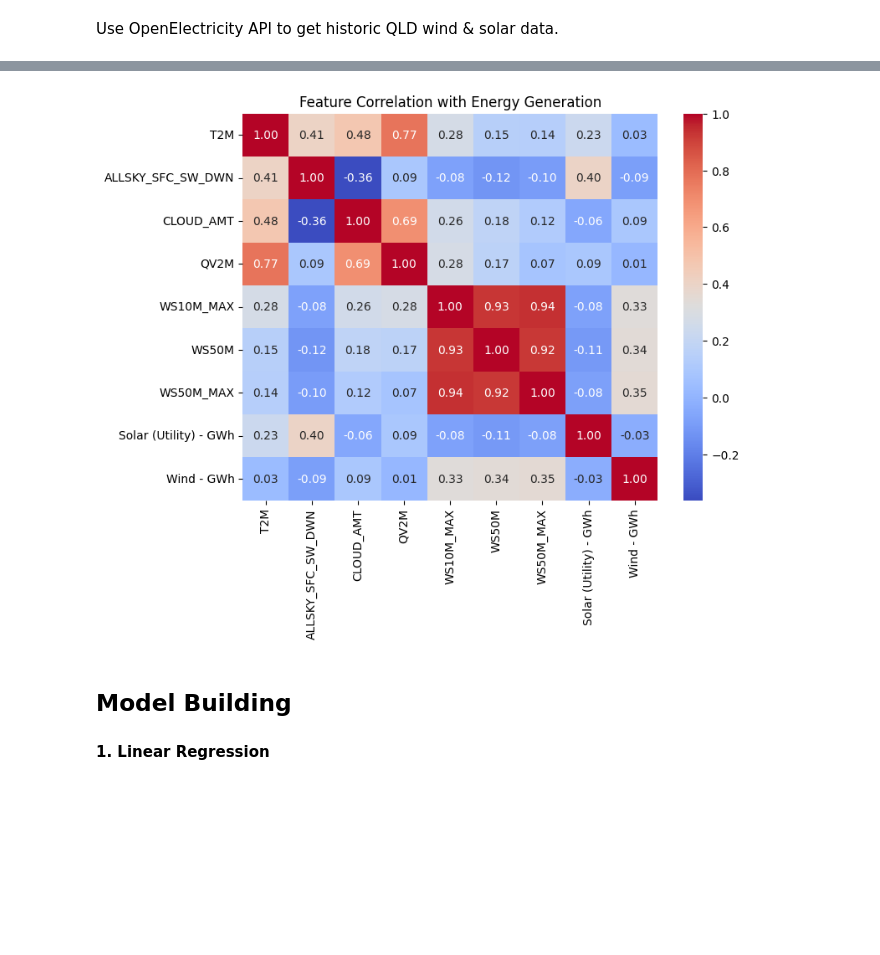
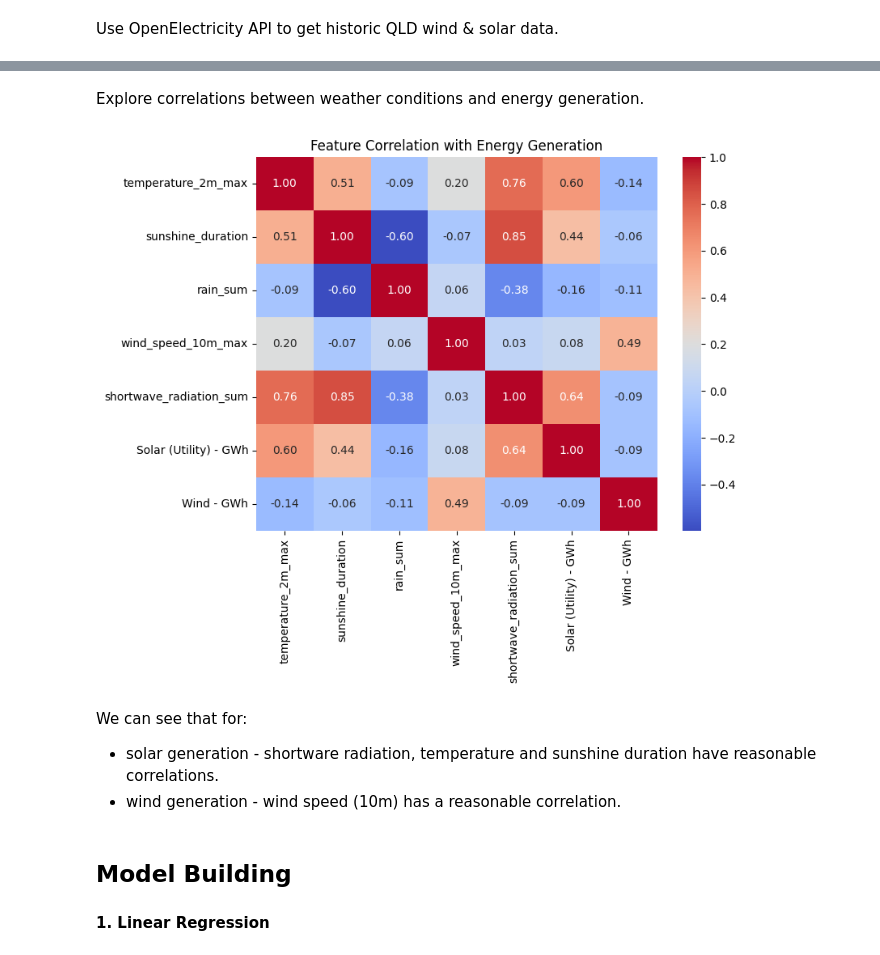
Before and after one commit to Pomtam/Energy-Generation-Forecast, a Jupyter notebook: EnergyGenerationModelling.ipynb, the cells around one changed output, grey strips where cells are left out. Drawn from its saved outputs; the diff is of its cells as text; code cells hidden in the pictures; blank space fills up the shorter version.

Commit message:
Handle newly required API token for OE. Refactor to use Open-Meteo historic weather data instead of POWER NASA due to missing dates.

```diff
--- a/EnergyGenerationModelling.ipynb
+++ b/EnergyGenerationModelling.ipynb
@@ -224,22 +294,30 @@ Fetching data for Lat: -27, Lon: 144 with parameters: T2M,ALLSKY_SFC_SW_DWN,WS50
+# %% [markdown]
+Explore correlations between weather conditions and energy generation.
 # %%
 ### Data Exploration: Check correlation between variables
 import seaborn as sns
 import matplotlib.pyplot as plt
 
 # Merge WeatherData_df and EnergyGeneration_df on Date
 merged_df = pd.merge(WeatherData_df, EnergyGeneration_clean_df, on="Date", how="inner")
 
 # Select only relevant columns
 # correlation_matrix = merged_df[["T2M", "WS50M", "WS50M_MAX", "WS10M_MAX", "ALLSKY_SFC_SW_DWN", "Solar (Utility) -  GWh", "Solar (Rooftop) -  GWh", "Wind -  GWh"]].corr()
-correlation_matrix = merged_df[["T2M","ALLSKY_SFC_SW_DWN","CLOUD_AMT", "QV2M", "WS10M_MAX","WS50M", "WS50M_MAX", "Solar (Utility) - GWh", "Wind - GWh"]].corr()
+# correlation_matrix = merged_df[["T2M","ALLSKY_SFC_SW_DWN","CLOUD_AMT", "QV2M", "wind_speed_10m_max","WS50M", "WS50M_MAX", "Solar (Utility) - GWh", "Wind - GWh"]].corr()
+correlation_matrix = merged_df[["temperature_2m_max", "sunshine_duration", "rain_sum", "wind_speed_10m_max", "shortwave_radiation_sum", "Solar (Utility) - GWh", "Wind - GWh"]].corr()
+
 
 # Plot correlation heatmap
 plt.figure(figsize=(8, 6))
 sns.heatmap(correlation_matrix, annot=True, cmap="coolwarm", fmt=".2f")
 plt.title("Feature Correlation with Energy Generation")
 plt.show()
 # %% [output]
-[figure, old version]
+[figure, new version]
+# %% [markdown]
+We can see that for:
+- solar generation - shortware radiation, temperature and sunshine duration have reasonable correlations.
+- wind generation  - wind speed (10m) has a reasonable correlation.
 # %% [markdown]
 ## Model Building
 #### 1. Linear Regression
```
Also changed, not shown: parts of 16 cells of this notebook, 2 other files.
